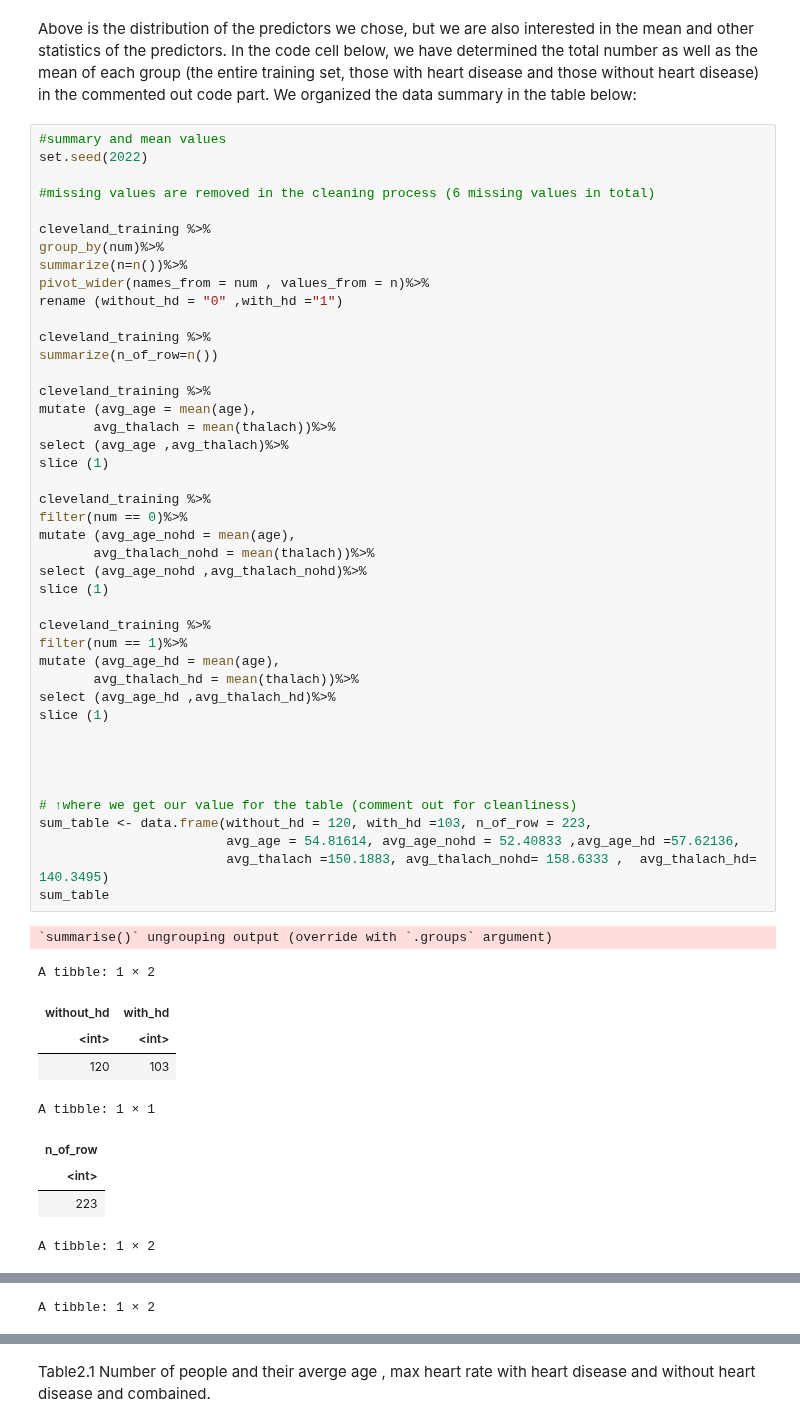
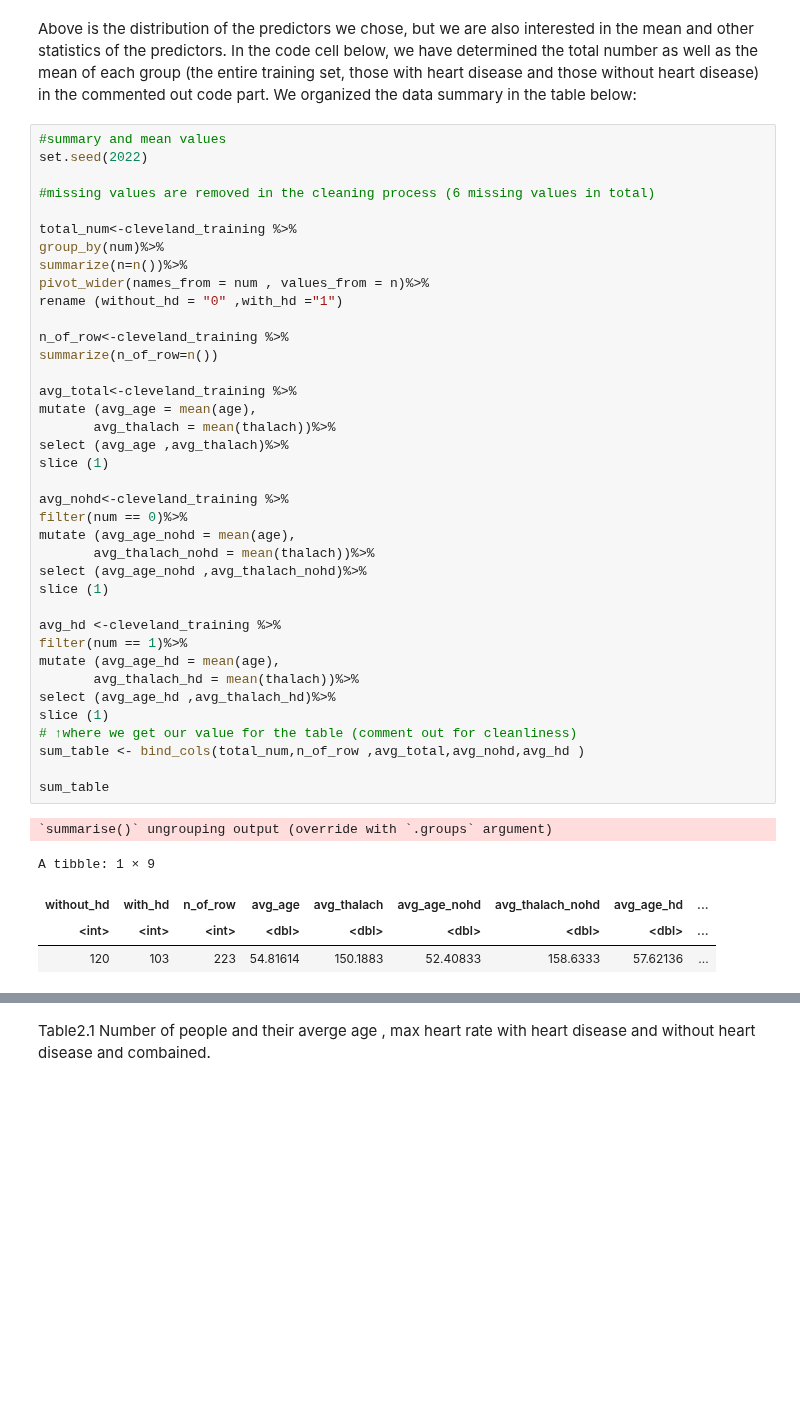
Before and after one commit to wiliwangka/Heart-Disease-Classification-with-R, a Jupyter notebook: ds_project_proposal.ipynb, the cells around one changed output, grey strips where cells are left out. Saved outputs shown, nothing was run; the diff lists cells and outputs as text; blank space fills up the shorter version.

```diff
--- a/ds_project_proposal.ipynb
+++ b/ds_project_proposal.ipynb
@@ -282,51 +300,41 @@ set.seed(2022)
 
 #missing values are removed in the cleaning process (6 missing values in total)
 
-cleveland_training %>%
+total_num<-cleveland_training %>%
 group_by(num)%>%
 summarize(n=n())%>%
 pivot_wider(names_from = num , values_from = n)%>%
 rename (without_hd = "0" ,with_hd ="1")
 
-cleveland_training %>%
+n_of_row<-cleveland_training %>%
 summarize(n_of_row=n())
 
-cleveland_training %>%
+avg_total<-cleveland_training %>%
 mutate (avg_age = mean(age),
        avg_thalach = mean(thalach))%>%
 select (avg_age ,avg_thalach)%>%
 slice (1)
 
-cleveland_training %>%
+avg_nohd<-cleveland_training %>%
 filter(num == 0)%>%
 mutate (avg_age_nohd = mean(age),
        avg_thalach_nohd = mean(thalach))%>%
 select (avg_age_nohd ,avg_thalach_nohd)%>%
 slice (1)
 
-cleveland_training %>%
+avg_hd <-cleveland_training %>%
 filter(num == 1)%>%
 mutate (avg_age_hd = mean(age),
        avg_thalach_hd = mean(thalach))%>%
 select (avg_age_hd ,avg_thalach_hd)%>%
 slice (1)
+# ↑where we get our value for the table (comment out for cleanliness)
+sum_table <- bind_cols(total_num,n_of_row ,avg_total,avg_nohd,avg_hd )
 
-
-
-
-# ↑where we get our value for the table (comment out for cleanliness)
-sum_table <- data.frame(without_hd = 120, with_hd =103, n_of_row = 223,
-                        avg_age = 54.81614, avg_age_nohd = 52.40833 ,avg_age_hd =57.62136,
-                        avg_thalach =150.1883, avg_thalach_nohd= 158.6333 ,  avg_thalach_hd= 140.3495)
 sum_table
 # %% [output]
 `summarise()` ungrouping output (override with `.groups` argument)
-A tibble: 1 × 2
+A tibble: 1 × 9
-| without_hd | with_hd |
-| <int> | <int> |
-| 120 | 103 |
+| without_hd | with_hd | n_of_row | avg_age | avg_thalach | avg_age_nohd | avg_thalach_nohd | avg_age_hd | ... |
+| <int> | <int> | <int> | <dbl> | <dbl> | <dbl> | <dbl> | <dbl> | ... |
+| 120 | 103 | 223 | 54.81614 | 150.1883 | 52.40833 | 158.6333 | 57.62136 | ... |
-A tibble: 1 × 1
-| n_of_row |
-| <int> |
-| 223 |
-A tibble: 1 × 2
@@ -336 +340,0 @@ A tibble: 1 × 2
-A tibble: 1 × 2
```
Also changed, not shown: parts of 2 cells of this notebook.
